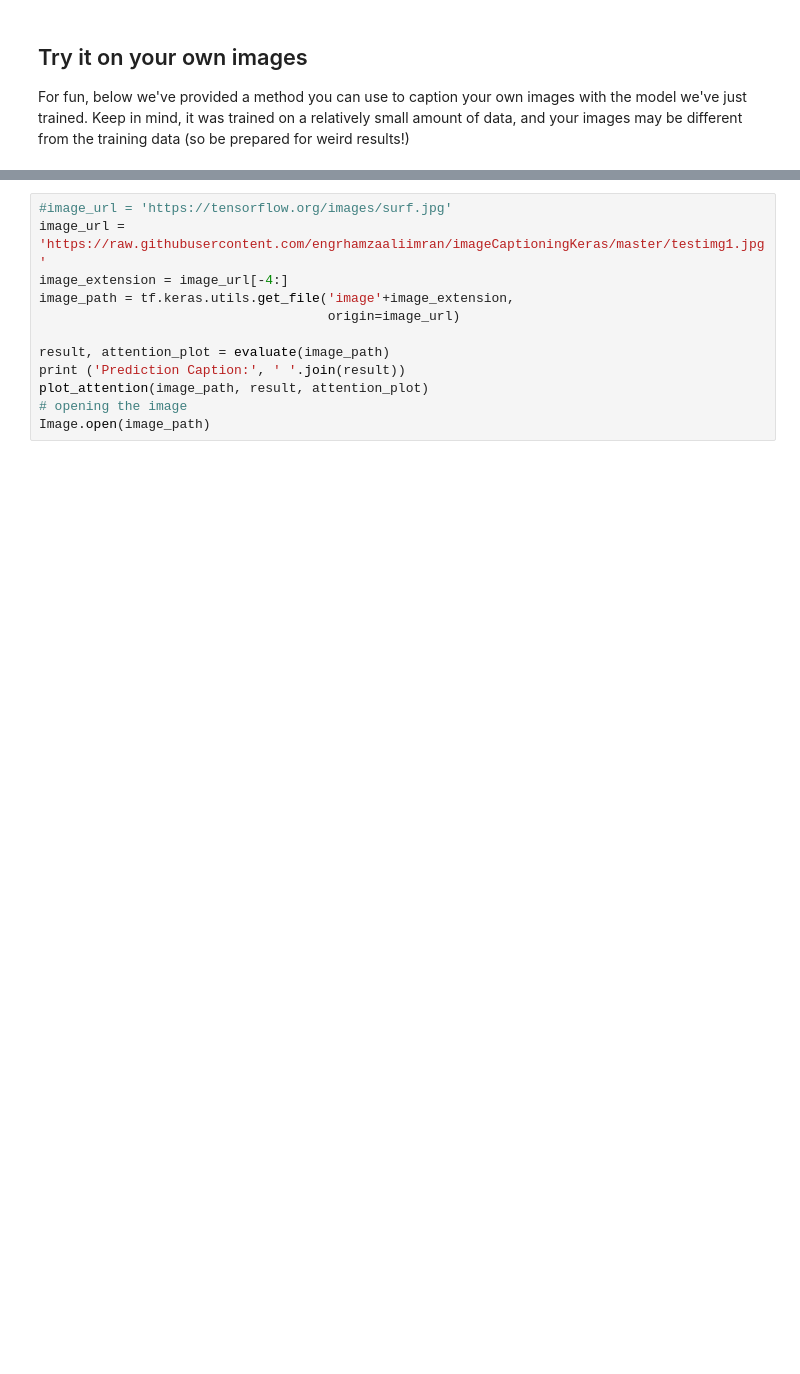
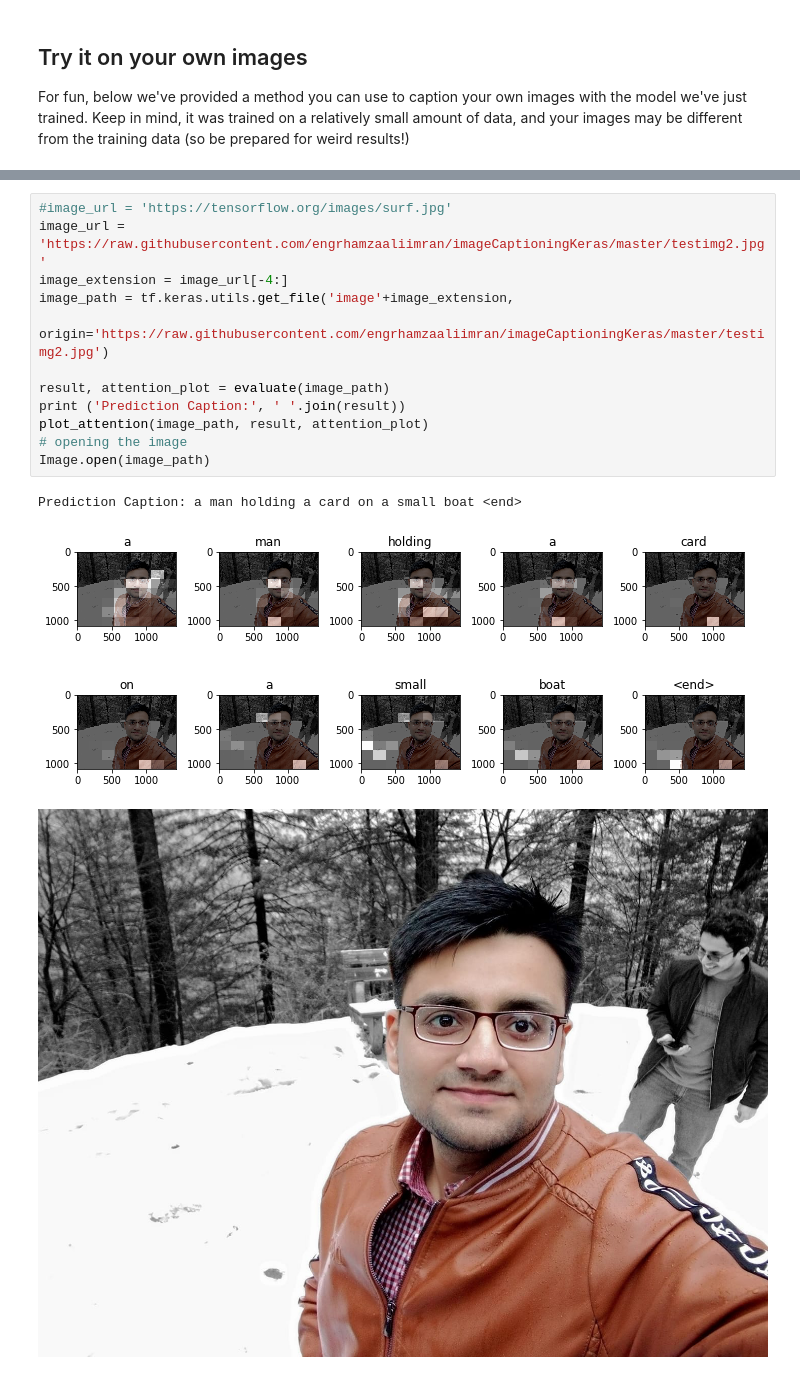
Before and after one commit to engrhamzaaliimran/imageCaptioningKeras, a Jupyter notebook: GoogleSTutorial_image_captioning.ipynb, the cells around one changed output, grey strips where cells are left out. Cells and saved outputs as stored; diff of their text form; blank space fills up the shorter version.

```diff
--- a/GoogleSTutorial_image_captioning.ipynb
+++ b/GoogleSTutorial_image_captioning.ipynb
@@ -547,12 +563,16 @@ For fun, below we've provided a method you can use to caption your own images wi
 # %%
 #image_url = 'https://tensorflow.org/images/surf.jpg'
-image_url = 'https://raw.githubusercontent.com/engrhamzaaliimran/imageCaptioningKeras/master/testimg1.jpg'
+image_url = 'https://raw.githubusercontent.com/engrhamzaaliimran/imageCaptioningKeras/master/testimg2.jpg'
 image_extension = image_url[-4:]
 image_path = tf.keras.utils.get_file('image'+image_extension,
-                                     origin=image_url)
+                                     origin='https://raw.githubusercontent.com/engrhamzaaliimran/imageCaptioningKeras/master/testimg2.jpg')
 
 result, attention_plot = evaluate(image_path)
 print ('Prediction Caption:', ' '.join(result))
 plot_attention(image_path, result, attention_plot)
 # opening the image
 Image.open(image_path)
+# %% [output]
+Prediction Caption: a man holding a card on a small boat <end>
+[figure, added]
+[figure, added]
```
Also changed, not shown: parts of 4 cells of this notebook.
